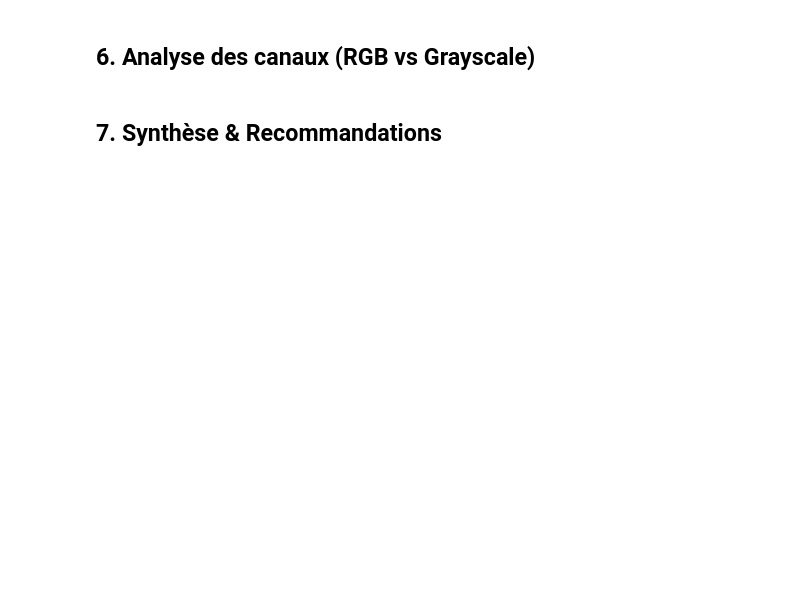
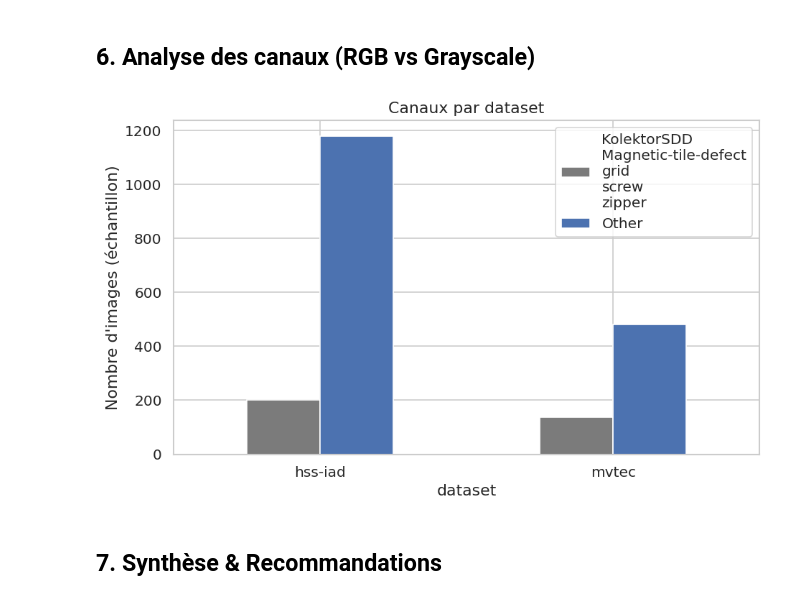
Before and after one commit to DataScientest-Studio/mar26_bds_anomalies_pieces_indus, a Jupyter notebook: notebooks/01_eda_harmonisation.ipynb, the cells around one changed output. Saved outputs shown, nothing was run; the diff lists cells and outputs as text; code cells hidden in the pictures; blank space fills up the shorter version.

Commit message:
EDA: update visualization (single graph  + legend cleanup)

```diff
--- a/notebooks/01_eda_harmonisation.ipynb
+++ b/notebooks/01_eda_harmonisation.ipynb
@@ -513,3 +547,41 @@ print(f"  {sorted(gray_cats) if len(gray_cats) > 0 else '(aucune)'}")
+# %%
+# var color_mode
+df_res["color_mode"] = df_res["channels"].map({1: "Grayscale", 3: "RGB", 4: "RGBA"}).fillna("Autre")
+
+# Comptage par dataset et canal type
+df_count = df_res.groupby(["dataset", "color_mode"]).size().unstack(fill_value=0)
+
+# Graph
+ax = df_count.plot(
+    kind="bar",
+    figsize=(8, 5),
+    color=["#7B7B7B", EDA.color_mvtec]
+)
+
+ax.set_title("Canaux par dataset")
+ax.set_ylabel("Nombre d'images (échantillon)")
+ax.set_xlabel("dataset")
+ax.tick_params(axis="x", rotation=0)
+
+# catégories grayscale
+gray_cats = sorted(df_res[df_res["color_mode"] == "Grayscale"]["category"].unique())
+
+# Légende
+labels = [
+    "\n".join(gray_cats),  # gris : catégories
+    "Other"                # bleu → other
+]
+
+#ax.legend(labels, title="color_mode")
+ax.legend(labels)
+
+plt.tight_layout()
+plt.show()
+
+# Vérif
+#display(gray_cats)
+# %% [output]
+[figure, added]
 # %% [markdown]
 ## 7. Synthèse & Recommandations
 # %%
```
Also changed, not shown: parts of 8 cells of this notebook.
